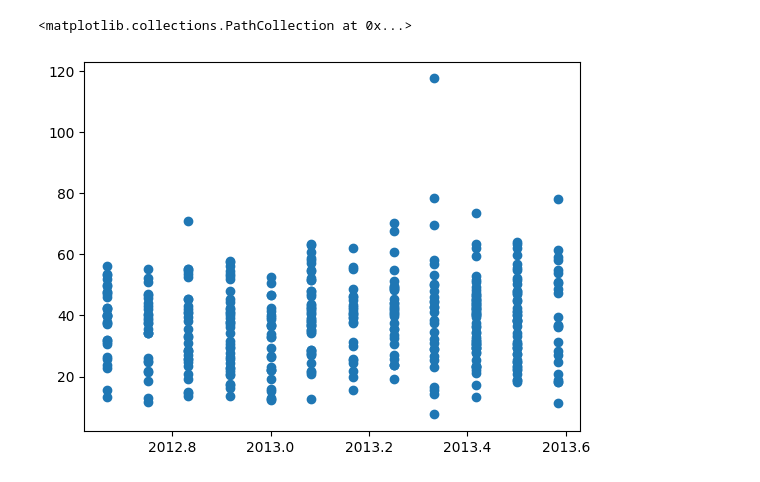
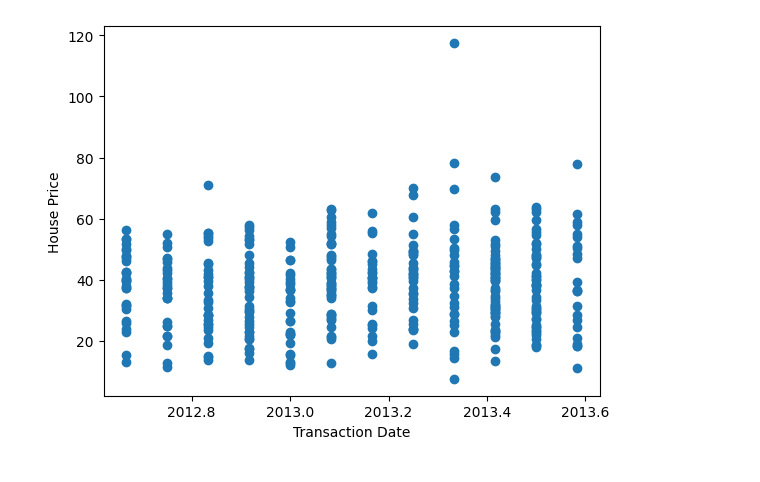
Before and after one commit to satya00089/kaggle-learnings, a Jupyter notebook: polynomial/real-estate/real-estate.ipynb, the cells around one changed output. Drawn from its saved outputs; the diff is of its cells as text; code cells hidden in the pictures.

```diff
--- a/polynomial/real-estate/real-estate.ipynb
+++ b/polynomial/real-estate/real-estate.ipynb
@@ -59,6 +65,8 @@ df.head()
 | 4 | 2012.833 | 5.0 | 390.56840 | 5 | 24.97937 | 121.54245 | ... |
 # %%
 plt.scatter(df['TransactionDate'], df['HousePrice'])
+plt.xlabel('Transaction Date')
+plt.ylabel('House Price')
+plt.show()
 # %% [output]
-<matplotlib.collections.PathCollection at 0x...>
-[figure, old version]
+[figure, new version]
```
Also changed, not shown: parts of 16 cells of this notebook.
